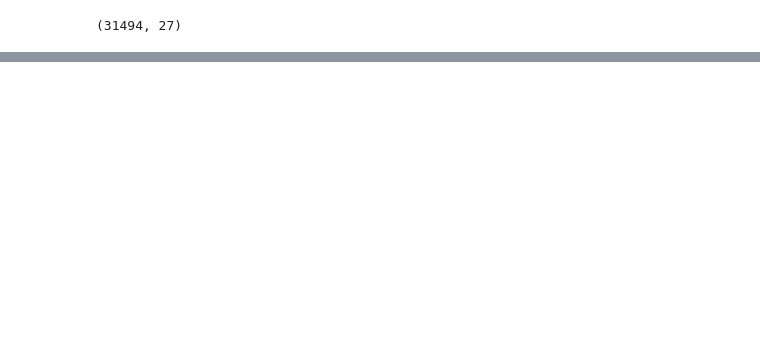
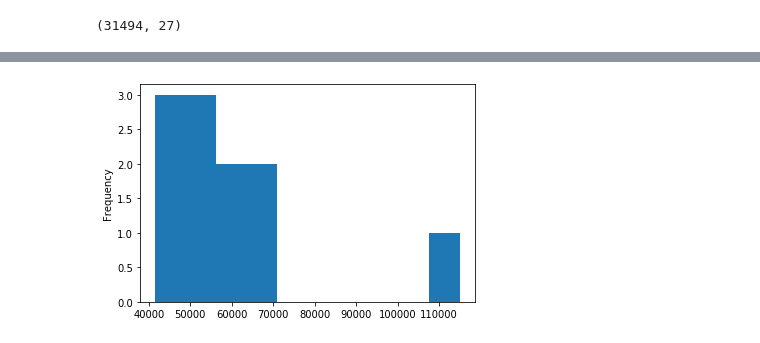
Before and after one commit to absor97/Data_Analyst_Jop_Posting, a Jupyter notebook: data_analyst_job_posting.ipynb, the cells around one changed output, grey strips where cells are left out. Saved outputs shown, nothing was run; the diff lists cells and outputs as text; code cells hidden in the pictures; blank space fills up the shorter version.

```diff
--- a/data_analyst_job_posting.ipynb
+++ b/data_analyst_job_posting.ipynb
@@ -38,0 +70,5 @@ job.iloc[:][:-1]
+# %%
+junior_data['salary_standardized'].plot.hist()
+plt.show()
+# %% [output]
+[figure, added]
```
Also changed, not shown: parts of 40 cells of this notebook.
